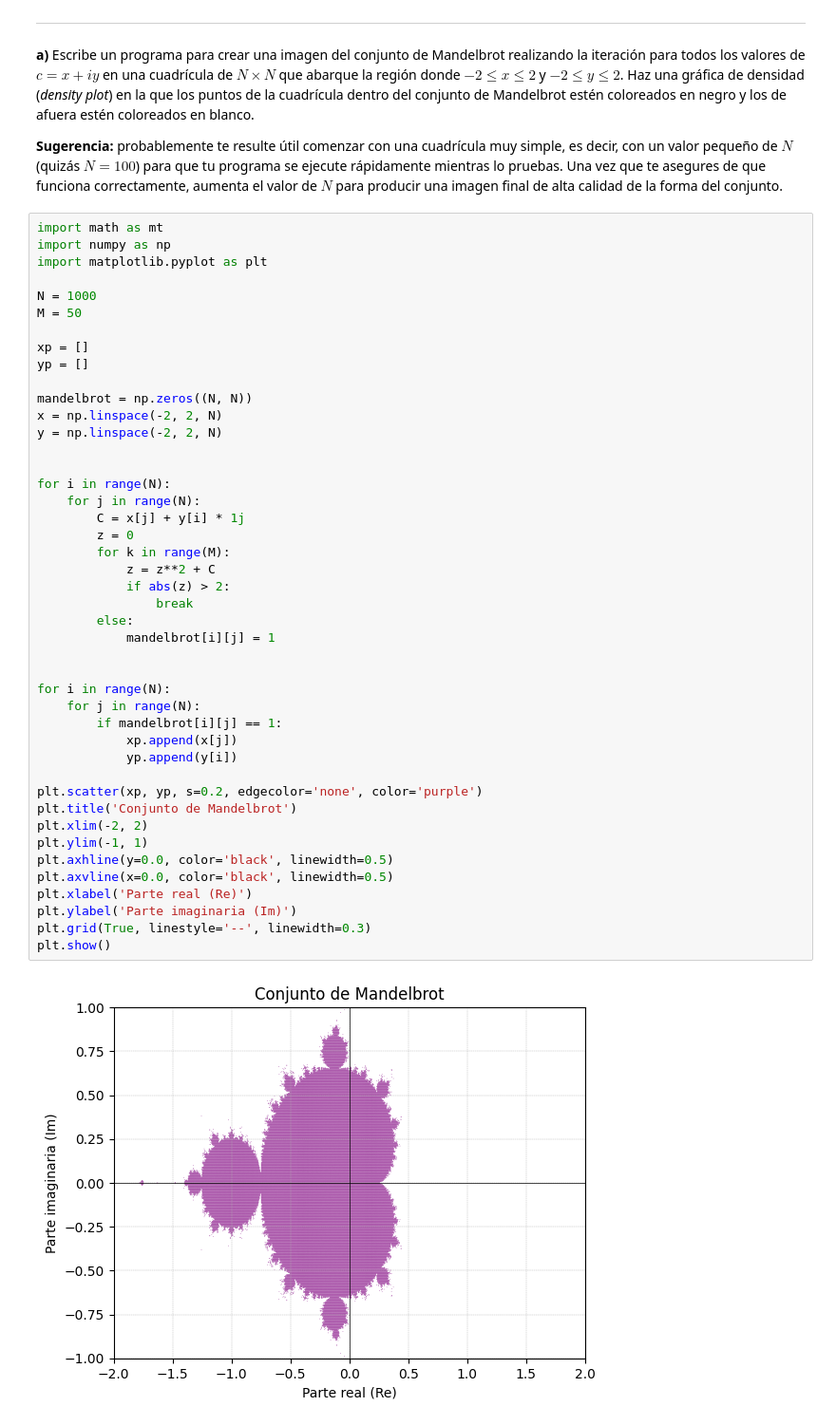
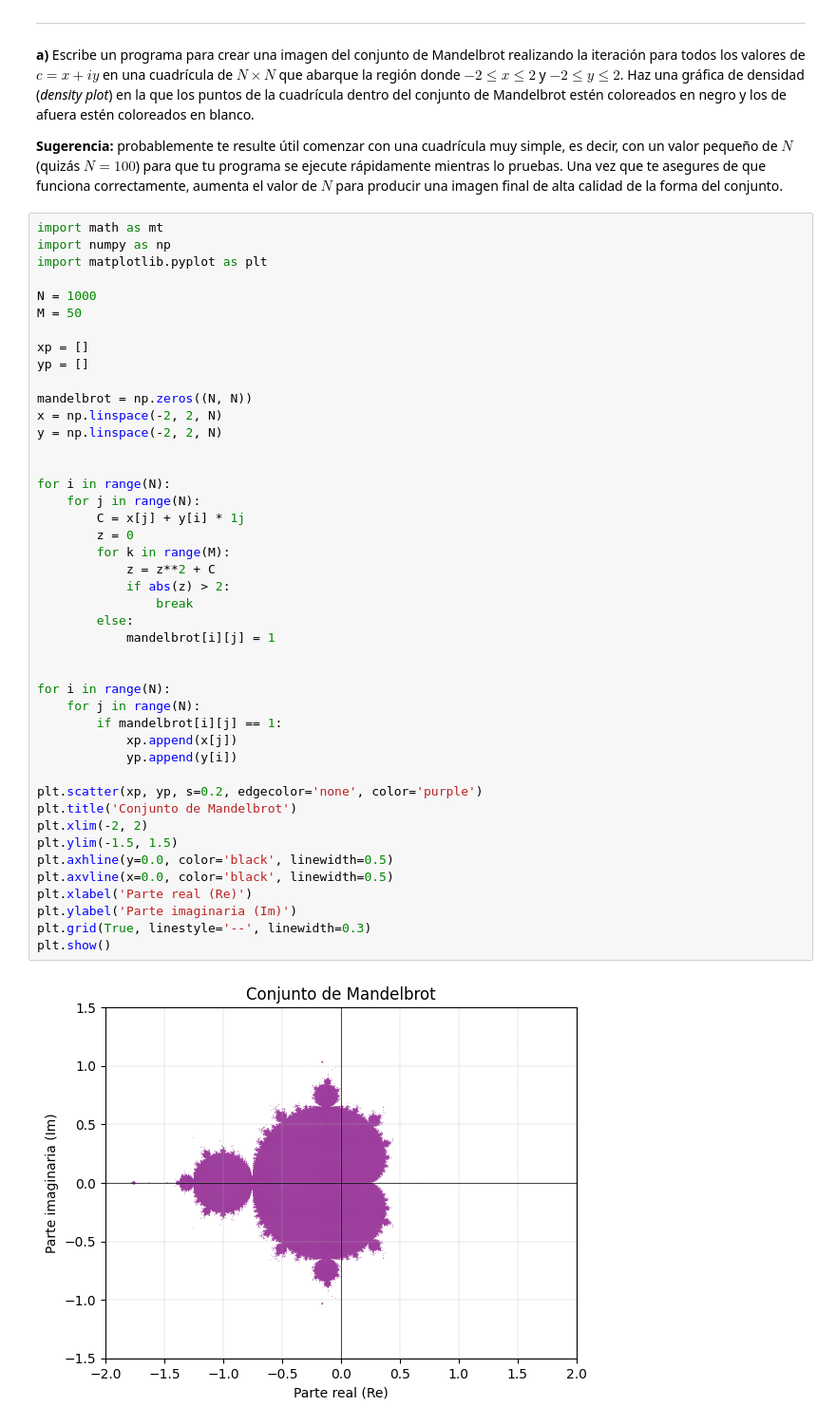
Before and after one commit to LuisEnriqueFC/COPIAINTERSEMESTRALTRABAJO, a Jupyter notebook: TareaPractica2_Rivas_Rodriguez_Luis_Enrique.ipynb, the cells around one changed output. Shown at 95% size. Cells and saved outputs as stored; diff of their text form.

```diff
--- a/TareaPractica2_Rivas_Rodriguez_Luis_Enrique.ipynb
+++ b/TareaPractica2_Rivas_Rodriguez_Luis_Enrique.ipynb
@@ -384,32 +384,32 @@ y = np.linspace(-2, 2, N)
 
 
 for i in range(N):
     for j in range(N):
         C = x[j] + y[i] * 1j
         z = 0
         for k in range(M):
             z = z**2 + C
             if abs(z) > 2:
                 break
         else:
             mandelbrot[i][j] = 1
 
 
 for i in range(N):
     for j in range(N):
         if mandelbrot[i][j] == 1:
             xp.append(x[j])
             yp.append(y[i])
 
 plt.scatter(xp, yp, s=0.2, edgecolor='none', color='purple')
 plt.title('Conjunto de Mandelbrot')
 plt.xlim(-2, 2)
-plt.ylim(-1, 1)
+plt.ylim(-1.5, 1.5)
 plt.axhline(y=0.0, color='black', linewidth=0.5)
 plt.axvline(x=0.0, color='black', linewidth=0.5)
 plt.xlabel('Parte real (Re)')
 plt.ylabel('Parte imaginaria (Im)')
 plt.grid(True, linestyle='--', linewidth=0.3)
 plt.show()
 # %% [output]
-[figure, old version]
+[figure, new version]
```
Also changed, not shown: parts of 1 cell of this notebook, 4 other files.
